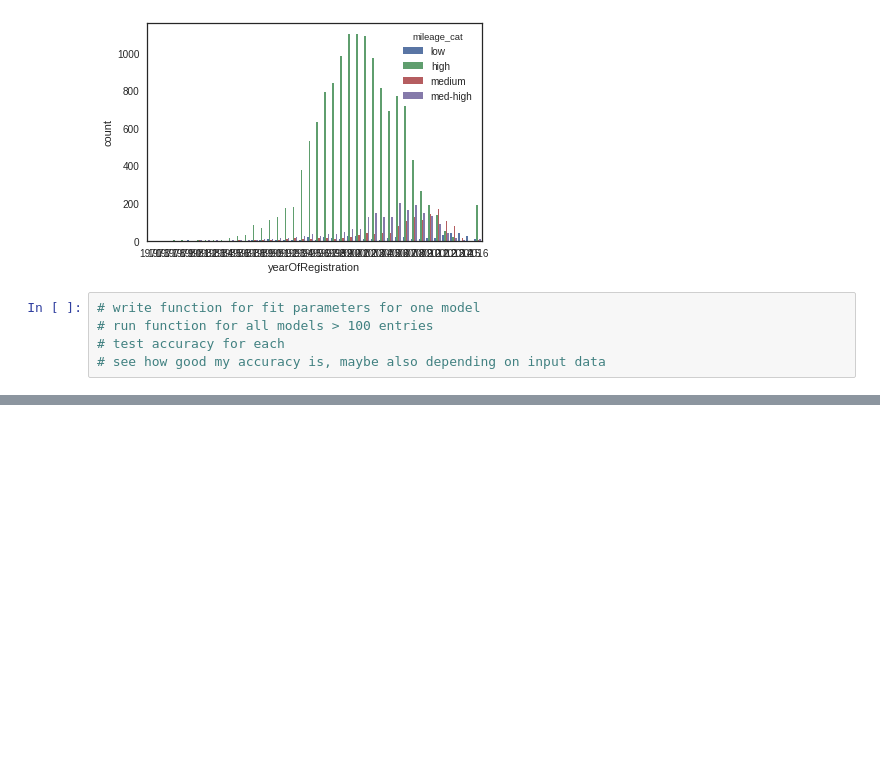
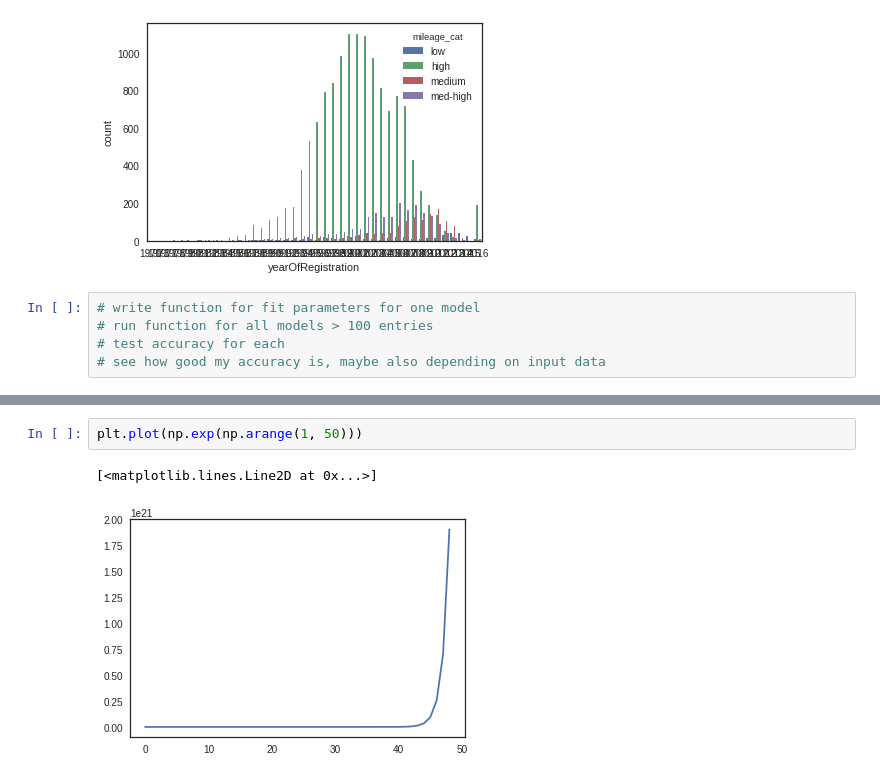
Before and after one commit to jonathanschmitz/car-price-modelling, a Jupyter notebook: car-prices.ipynb, the cells around one changed output, grey strips where cells are left out. Saved outputs shown, nothing was run; the diff lists cells and outputs as text; blank space fills up the shorter version.

```diff
--- a/car-prices.ipynb
+++ b/car-prices.ipynb
@@ -145,0 +155,5 @@ theta: [  5612.42592047   4724.69565644    406.07978748   1233.11401796
+# %%
+plt.plot(np.exp(np.arange(1, 50)))
+# %% [output]
+[<matplotlib.lines.Line2D at 0x...>]
+[figure, added]
```
Also changed, not shown: parts of 3 cells of this notebook, 1 other file.
